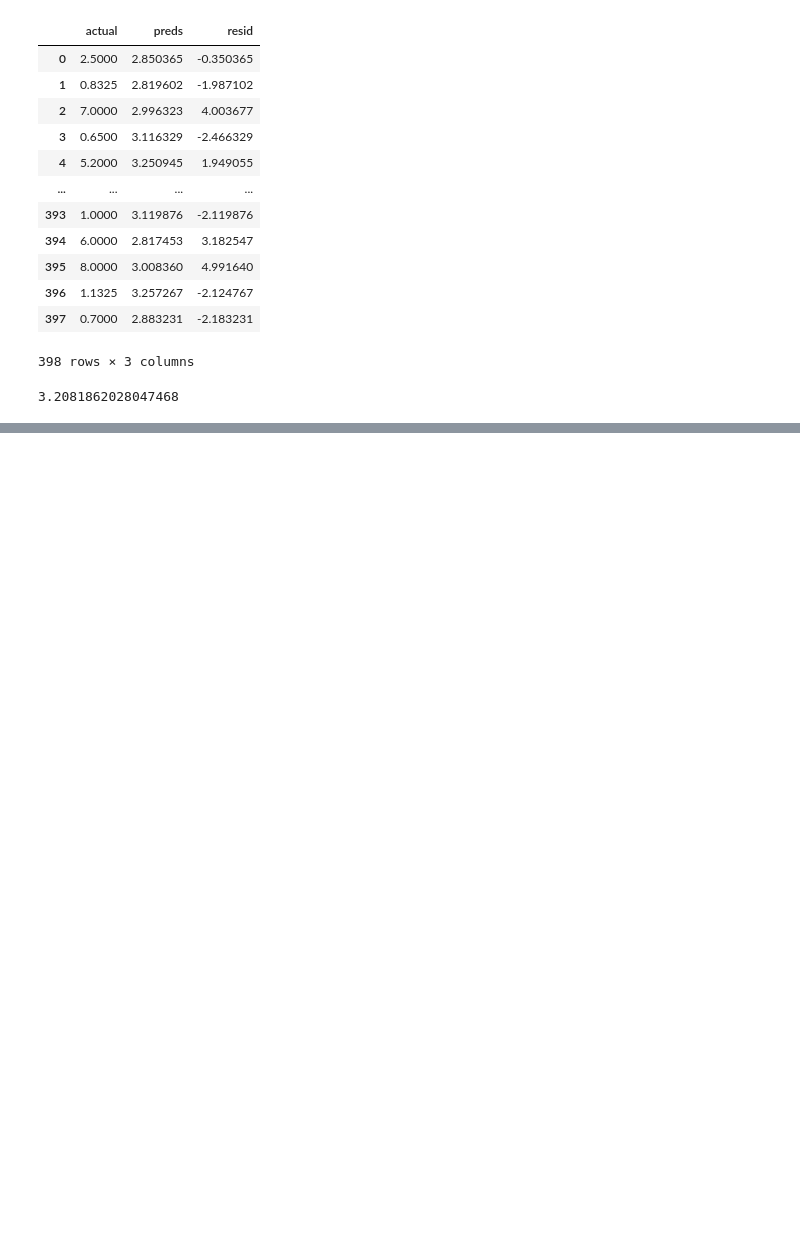
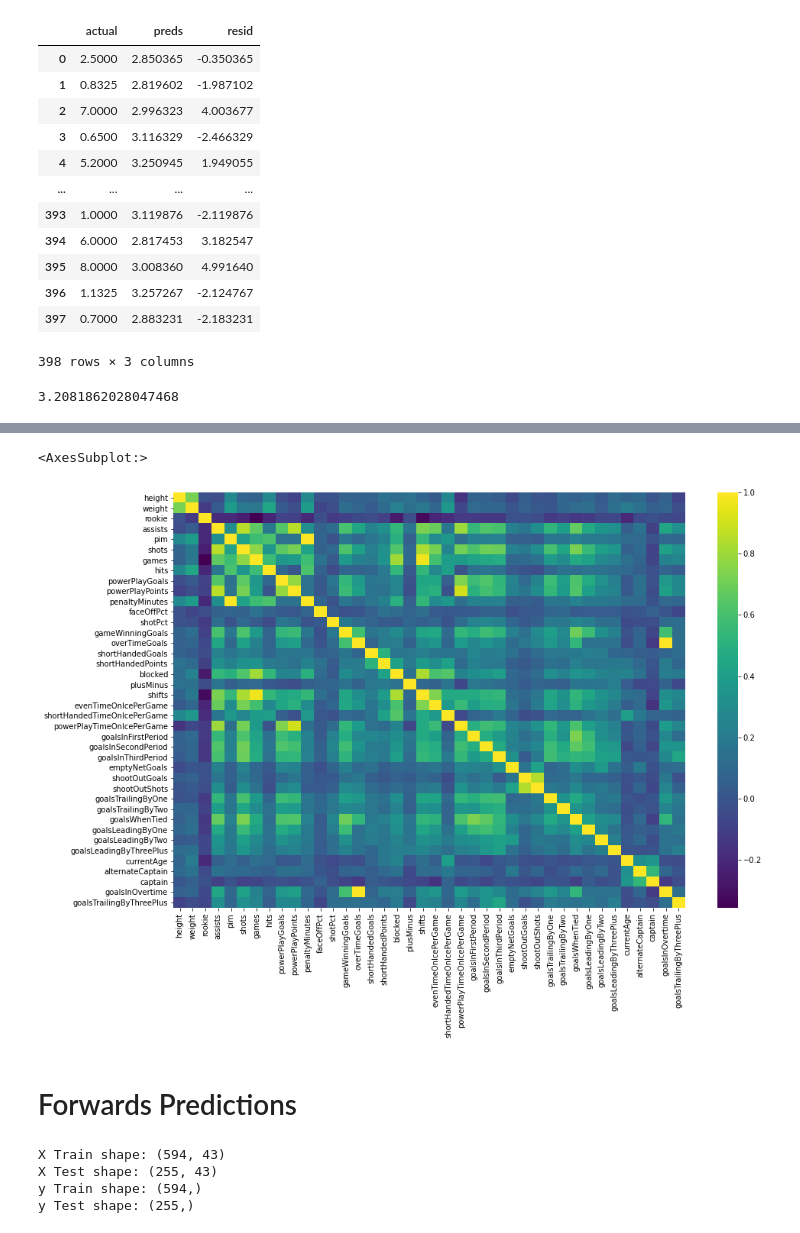
Before and after one commit to sjacobson94/COMP4449, a Jupyter notebook: midterm_project/analysis.ipynb, the cells around one changed output, grey strips where cells are left out. Saved outputs shown, nothing was run; the diff lists cells and outputs as text; code cells hidden in the pictures; blank space fills up the shorter version.

```diff
--- a/midterm_project/analysis.ipynb
+++ b/midterm_project/analysis.ipynb
@@ -997,0 +1025,21 @@ ggplot(data = top_10_rf, mapping=aes(x = 'feature_cat', y = 'importance')) +
+# %%
+fig, ax = plt.subplots(figsize=(15,10))
+sns.heatmap(X_defense.corr(), ax = ax, cmap = "viridis")
+# %% [output]
+<AxesSubplot:>
+[figure, added]
+# %% [markdown]
+# Forwards Predictions
+# %%
+# split the data into training and test
+X_train, X_test, y_train, y_test = train_test_split(X_forwards, salary_forwards.total_salary, test_size=.3, random_state=42)
+
+print("X Train shape:", X_train.shape)
+print("X Test shape:", X_test.shape)
+print("y Train shape:", y_train.shape)
+print("y Test shape:", y_test.shape)
+# %% [output]
+X Train shape: (594, 43)
+X Test shape: (255, 43)
+y Train shape: (594,)
+y Test shape: (255,)
```
Also changed, not shown: parts of 78 cells of this notebook.
